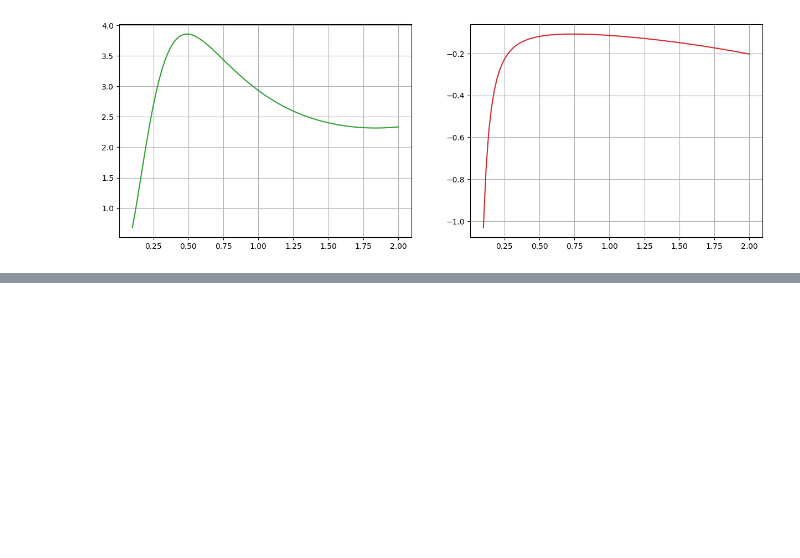
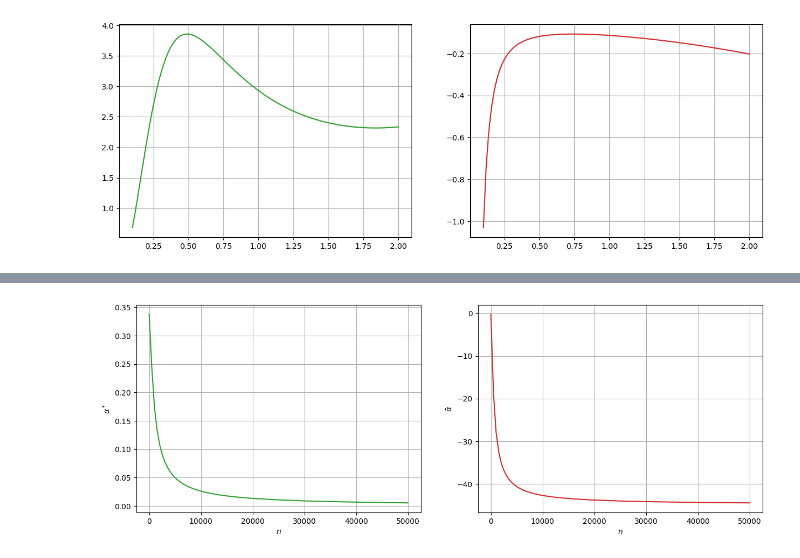
Before and after one commit to elfirdoussilab1/alpha-LoRA, a Jupyter notebook: test_utils.ipynb, the cells around one changed output, grey strips where cells are left out. Saved outputs shown, nothing was run; the diff lists cells and outputs as text; code cells hidden in the pictures; blank space fills up the shorter version.

```diff
--- a/test_utils.ipynb
+++ b/test_utils.ipynb
@@ -823,0 +865,36 @@ plt.show()
+# %%
+import numpy as np
+import matplotlib.pyplot as plt
+from utils import *
+from rmt_results import *
+from tqdm.auto import tqdm
+
+# Parameters
+N = 10000
+p = 1000
+mu = 0.5
+mu_orth = 0.7
+gamma_pre = 1
+gamma_ft = 1
+
+beta = 0.1
+ns = np.linspace(5, 5*N, 100)
+alphas_max = []
+alphas_min = []
+for n in tqdm(ns):
+    alpha_max, alpha_min = optimal_alphas(N, n, p, mu, mu_orth, beta, gamma_pre, gamma_ft)
+    alphas_max.append(alpha_max)
+    alphas_min.append(alpha_min)
+
+fig, ax = plt.subplots(1, 2, figsize = (15, 5))
+ax[0].plot(ns, alphas_max, color = 'tab:green')
+ax[0].set_xlabel('$n $')
+ax[0].set_ylabel('$\\alpha^*$')
+ax[1].plot(ns, alphas_min, color = 'tab:red')
+ax[1].set_xlabel('$n$')
+ax[1].set_ylabel('$\\bar \\alpha$')
+ax[1].grid()
+ax[0].grid()
+plt.show()
+# %% [output]
+[figure, added]
```
Also changed, not shown: parts of 7 cells of this notebook, 51 other files.
